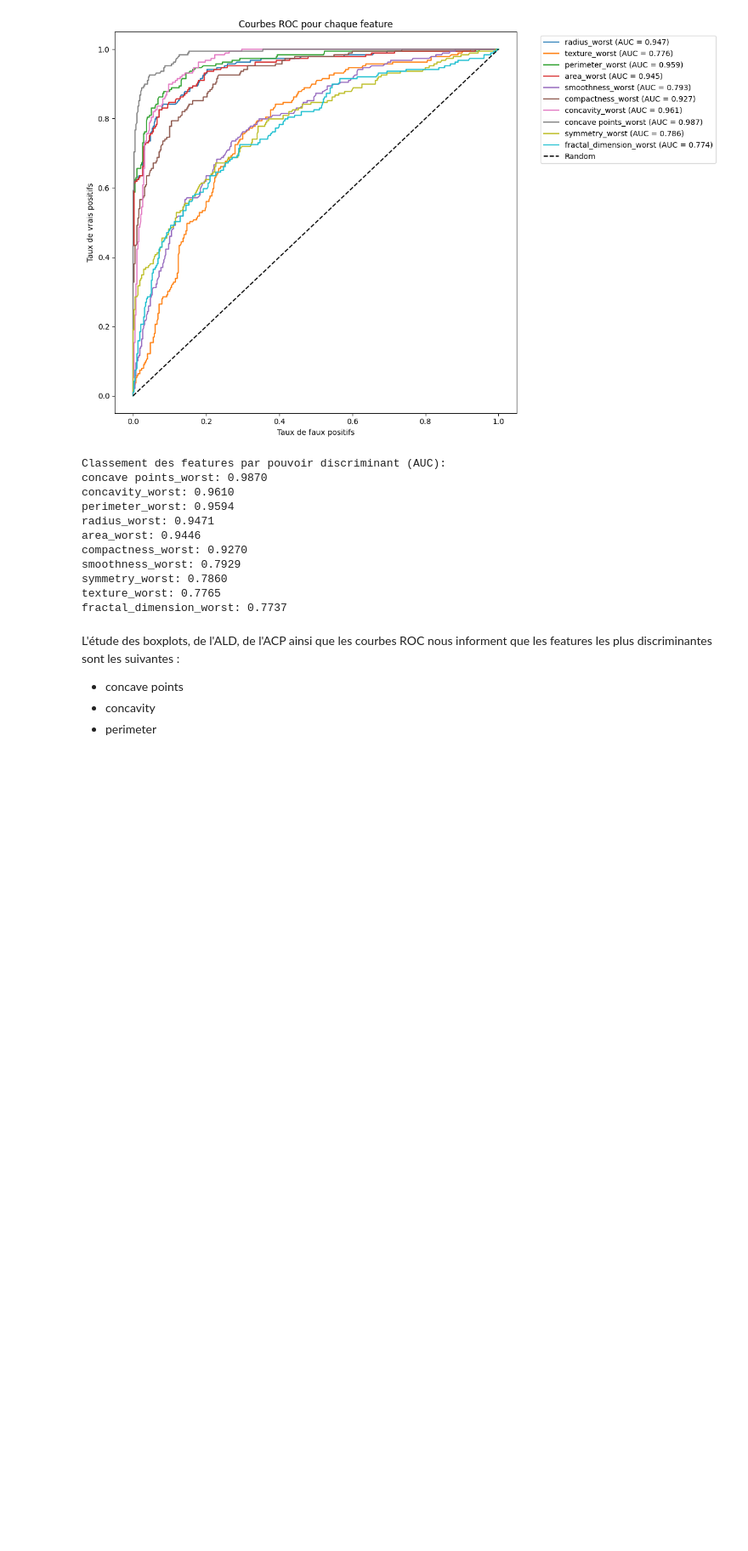
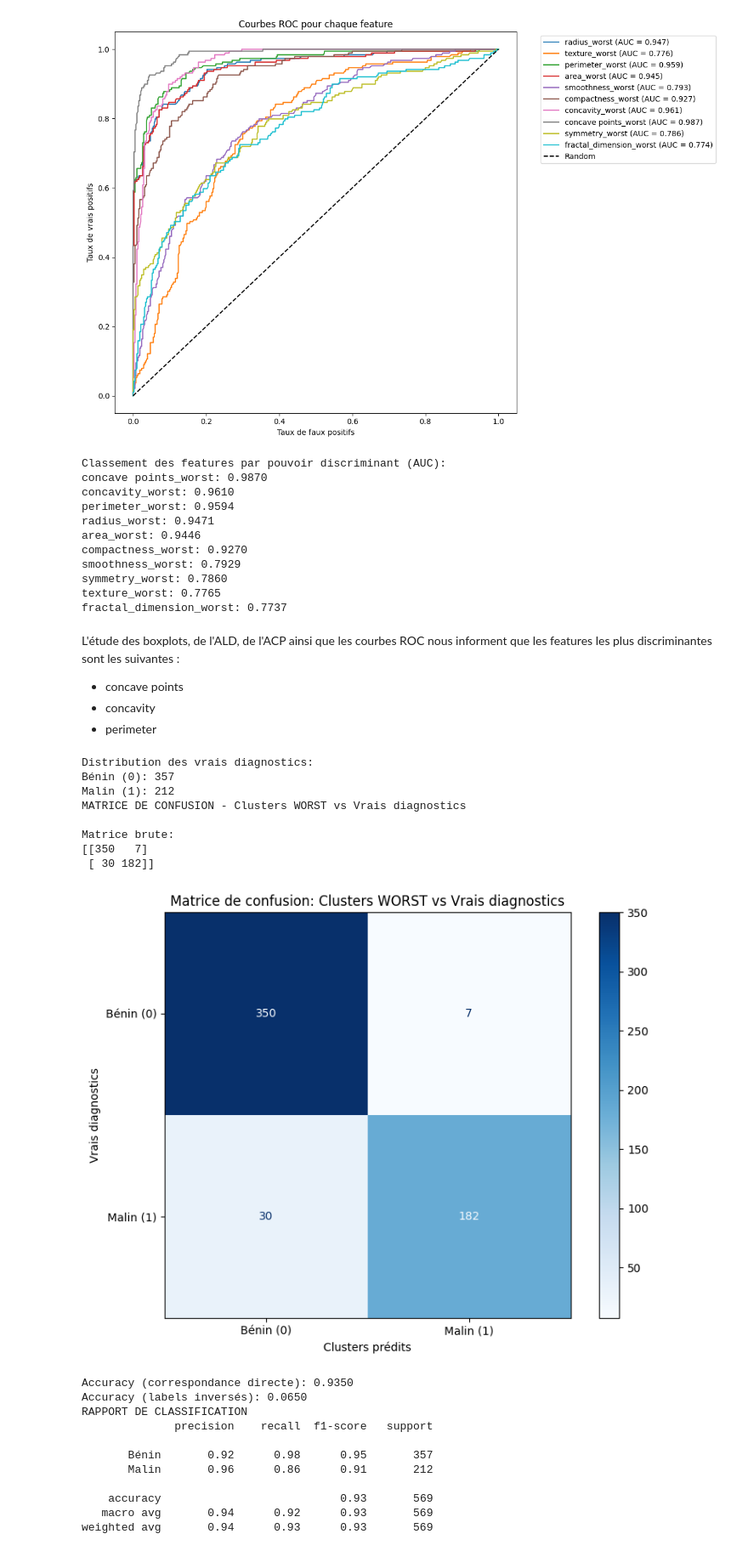
Before and after one commit to prichert17/Projet_Clustering, a Jupyter notebook: main.ipynb, the cells around one changed output. Shown at 85% size. Saved outputs shown, nothing was run; the diff lists cells and outputs as text; code cells hidden in the pictures; blank space fills up the shorter version.

Commit message:
ajout matrice de confusion

```diff
--- a/main.ipynb
+++ b/main.ipynb
@@ -456,3 +456,80 @@ L'étude des boxplots, de l'ALD, de l'ACP ainsi que les courbes ROC nous informe
 - concave points
 - concavity
 - perimeter
+# %%
+#Matrice de confusion de nos clusters par rapport aux vraies étiquettes (malin/bénin)
+
+# Charger le fichier avec les vrais diagnostics
+y_true = pd.read_excel("breast_cancer_diagnosis.xlsx", sheet_name=0, header=0)
+
+diagnosis_col = 'diagnosis'
+
+# Encoder les diagnostics en valeurs numériques
+# M (Malin) = 1, B (Bénin) = 0, décidé de manière empirique en observant les résultats
+if y_true[diagnosis_col].dtype == 'object':
+    y_true_encoded = (y_true[diagnosis_col] == 'M').astype(int)
+else:
+    y_true_encoded = y_true[diagnosis_col]
+
+print(f"\nDistribution des vrais diagnostics:")
+print(f"Bénin (0): {(y_true_encoded == 0).sum()}")
+print(f"Malin (1): {(y_true_encoded == 1).sum()}")
+
+# Matrice de confusion entre clusters et vrais diagnostics
+from sklearn.metrics import confusion_matrix, ConfusionMatrixDisplay, accuracy_score
+
+# Pour les clusters WORST
+cm_worst = confusion_matrix(y_true_encoded, labels_worst)
+
+print("MATRICE DE CONFUSION - Clusters WORST vs Vrais diagnostics")
+print("\nMatrice brute:")
+print(cm_worst)
+
+# Visualisation
+fig, ax = plt.subplots(figsize=(8, 6))
+disp = ConfusionMatrixDisplay(confusion_matrix=cm_worst,
+                               display_labels=['Bénin (0)', 'Malin (1)'])
+disp.plot(ax=ax, cmap='Blues', values_format='d')
+plt.title('Matrice de confusion: Clusters WORST vs Vrais diagnostics')
+plt.xlabel('Clusters prédits')
+plt.ylabel('Vrais diagnostics')
+plt.tight_layout()
+plt.show()
+
+# Calculer l'accuracy et autres métriques
+accuracy = accuracy_score(y_true_encoded, labels_worst)
+print(f"\nAccuracy (correspondance directe): {accuracy:.4f}")
+
+# Vérifier si on doit inverser les labels (cluster 0 ↔ cluster 1)
+labels_worst_inverted = 1 - labels_worst
+accuracy_inverted = accuracy_score(y_true_encoded, labels_worst_inverted)
+print(f"Accuracy (labels inversés): {accuracy_inverted:.4f}")
+
+
+# Calculer les métriques détaillées
+from sklearn.metrics import classification_report
+
+print("RAPPORT DE CLASSIFICATION")
+print(classification_report(y_true_encoded, labels_worst,
+                           target_names=['Bénin', 'Malin']))
+# %% [output]
+Distribution des vrais diagnostics:
+Bénin (0): 357
+Malin (1): 212
+MATRICE DE CONFUSION - Clusters WORST vs Vrais diagnostics
+
+Matrice brute:
+[[350   7]
+ [ 30 182]]
+[figure, added]
+Accuracy (correspondance directe): 0.9350
+Accuracy (labels inversés): 0.0650
+RAPPORT DE CLASSIFICATION
+              precision    recall  f1-score   support
+
+       Bénin       0.92      0.98      0.95       357
+       Malin       0.96      0.86      0.91       212
+
+    accuracy                           0.93       569
+   macro avg       0.94      0.92      0.93       569
+weighted avg       0.94      0.93      0.93       569
```
